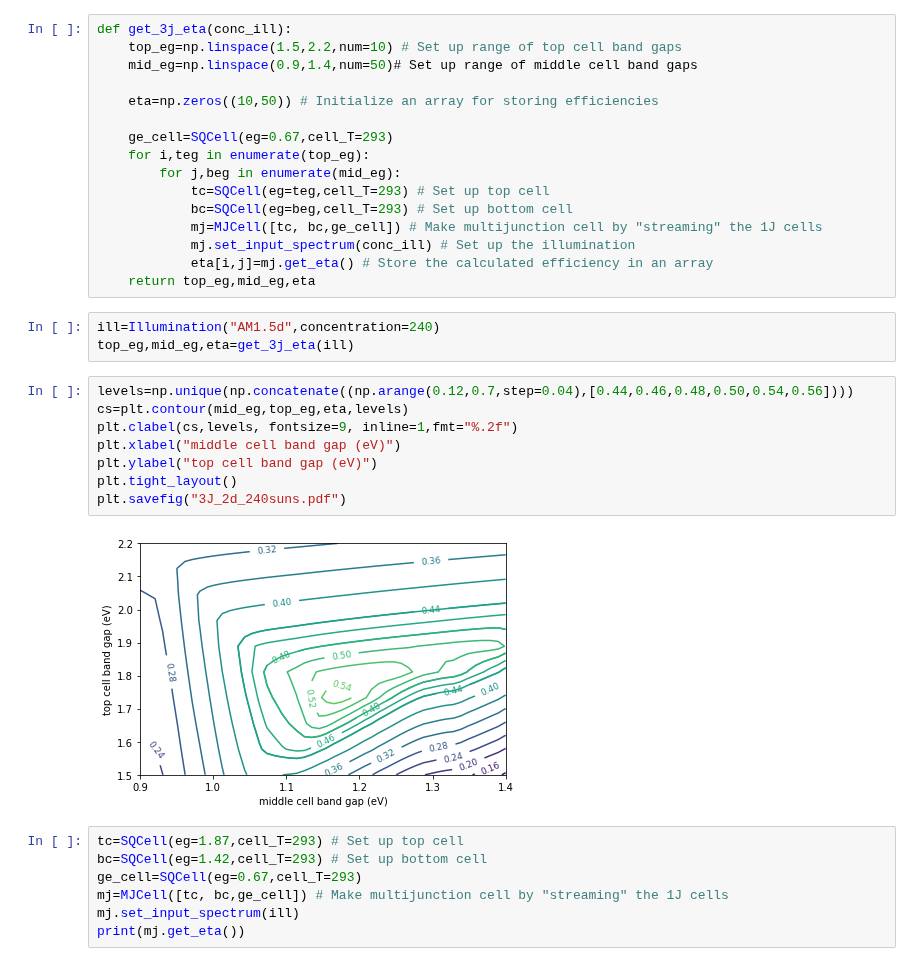
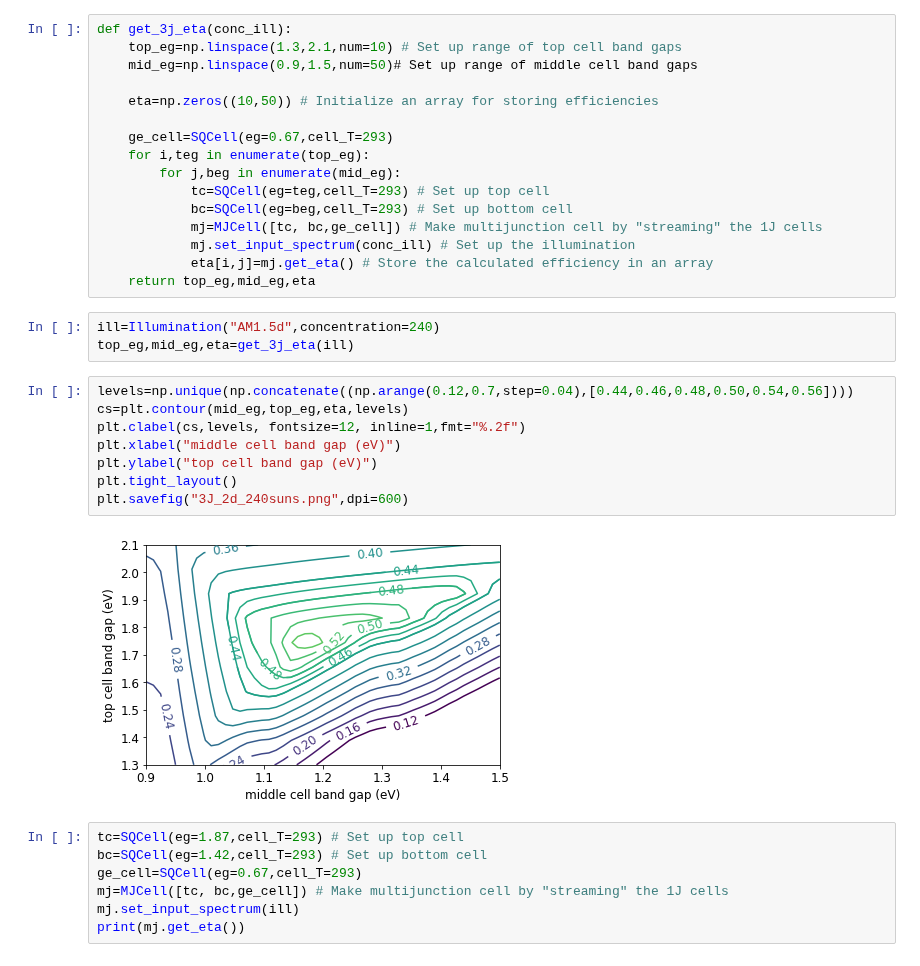
Before and after one commit to kanhua/pypvcell, a Jupyter notebook: demos/efficiency_vs_bandgap.ipynb, the cells around one changed output. Cells and saved outputs as stored; diff of their text form.

```diff
--- a/demos/efficiency_vs_bandgap.ipynb
+++ b/demos/efficiency_vs_bandgap.ipynb
@@ -63,8 +67,8 @@ Text(0,0.5,'efficiency')
 This calculation is similar to previous one, but this time we calculate the optimal band gap combinations of top and middle cell of the three-junction solar cell, with germanium cell as the bottom junction.
 # %%
 def get_3j_eta(conc_ill):
-    top_eg=np.linspace(1.5,2.2,num=10) # Set up range of top cell band gaps
-    mid_eg=np.linspace(0.9,1.4,num=50)# Set up range of middle cell band gaps
+    top_eg=np.linspace(1.3,2.1,num=10) # Set up range of top cell band gaps
+    mid_eg=np.linspace(0.9,1.5,num=50)# Set up range of middle cell band gaps
 
     eta=np.zeros((10,50)) # Initialize an array for storing efficiencies
 
@@ -83,13 +87,13 @@ top_eg,mid_eg,eta=get_3j_eta(ill)
 # %%
 levels=np.unique(np.concatenate((np.arange(0.12,0.7,step=0.04),[0.44,0.46,0.48,0.50,0.54,0.56])))
 cs=plt.contour(mid_eg,top_eg,eta,levels)
-plt.clabel(cs,levels, fontsize=9, inline=1,fmt="%.2f")
+plt.clabel(cs,levels, fontsize=12, inline=1,fmt="%.2f")
 plt.xlabel("middle cell band gap (eV)")
 plt.ylabel("top cell band gap (eV)")
 plt.tight_layout()
-plt.savefig("3J_2d_240suns.pdf")
+plt.savefig("3J_2d_240suns.png",dpi=600)
 # %% [output]
-[figure, old version]
+[figure, new version]
 # %%
 tc=SQCell(eg=1.87,cell_T=293) # Set up top cell
 bc=SQCell(eg=1.42,cell_T=293) # Set up bottom cell
```
Also changed, not shown: parts of 8 cells of this notebook, 32 other files.
